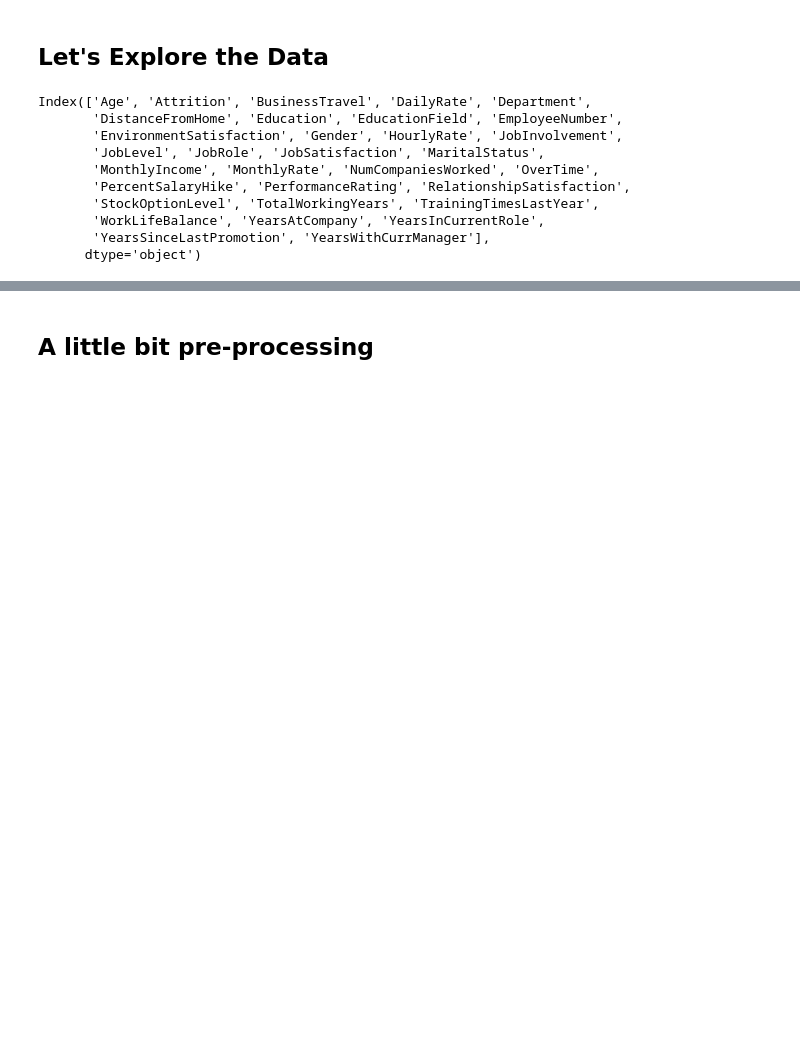
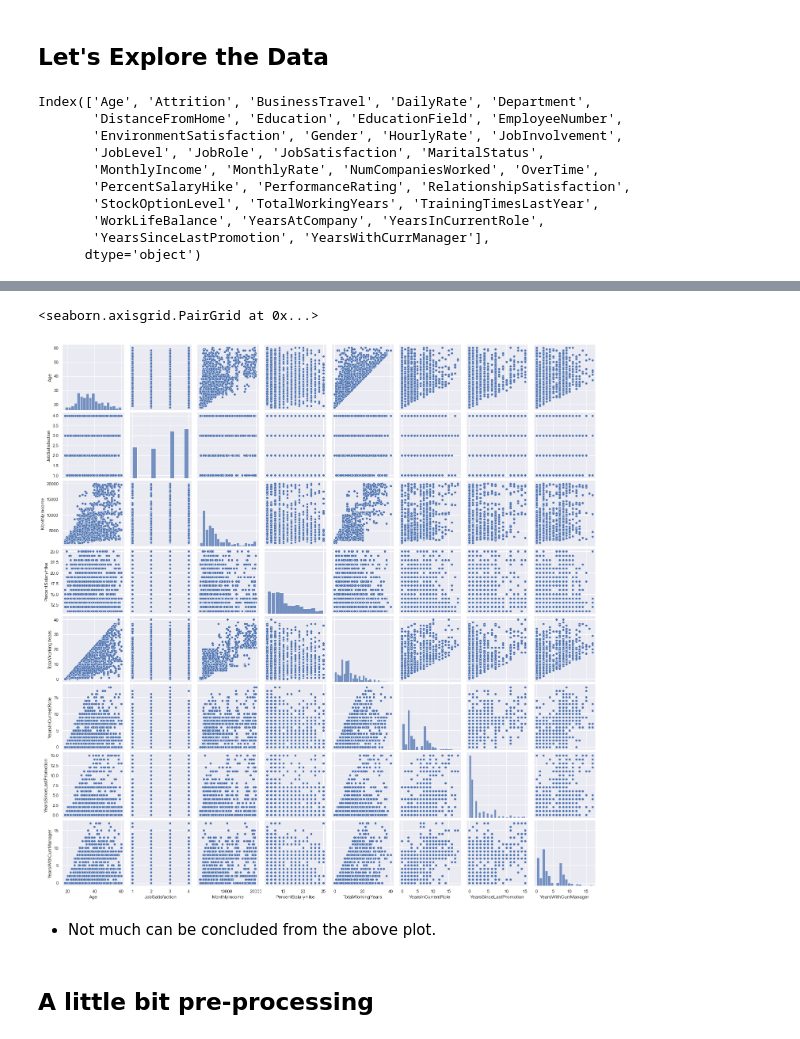
Before and after one commit to scabbartz/emp_attrition, a Jupyter notebook: Employee Attrition Prediction.ipynb, the cells around one changed output, grey strips where cells are left out. Saved outputs shown, nothing was run; the diff lists cells and outputs as text; code cells hidden in the pictures; blank space fills up the shorter version.

```diff
--- a/Employee Attrition Prediction.ipynb
+++ b/Employee Attrition Prediction.ipynb
@@ -195,3 +194,14 @@ for i in clms:
+# %%
+# sns.set()
+# sns.pairplot(df[clms],height = 5 ,kind ='scatter',diag_kind='kde')
+# plt.show()
+
+sns.pairplot(df[clms], kind ='scatter')
+# %% [output]
+<seaborn.axisgrid.PairGrid at 0x...>
+[figure, added]
+# %% [markdown]
+- Not much can be concluded from the above plot.
 # %% [markdown]
 ## A little bit pre-processing
 # %%
```
Also changed, not shown: parts of 10 cells of this notebook.
